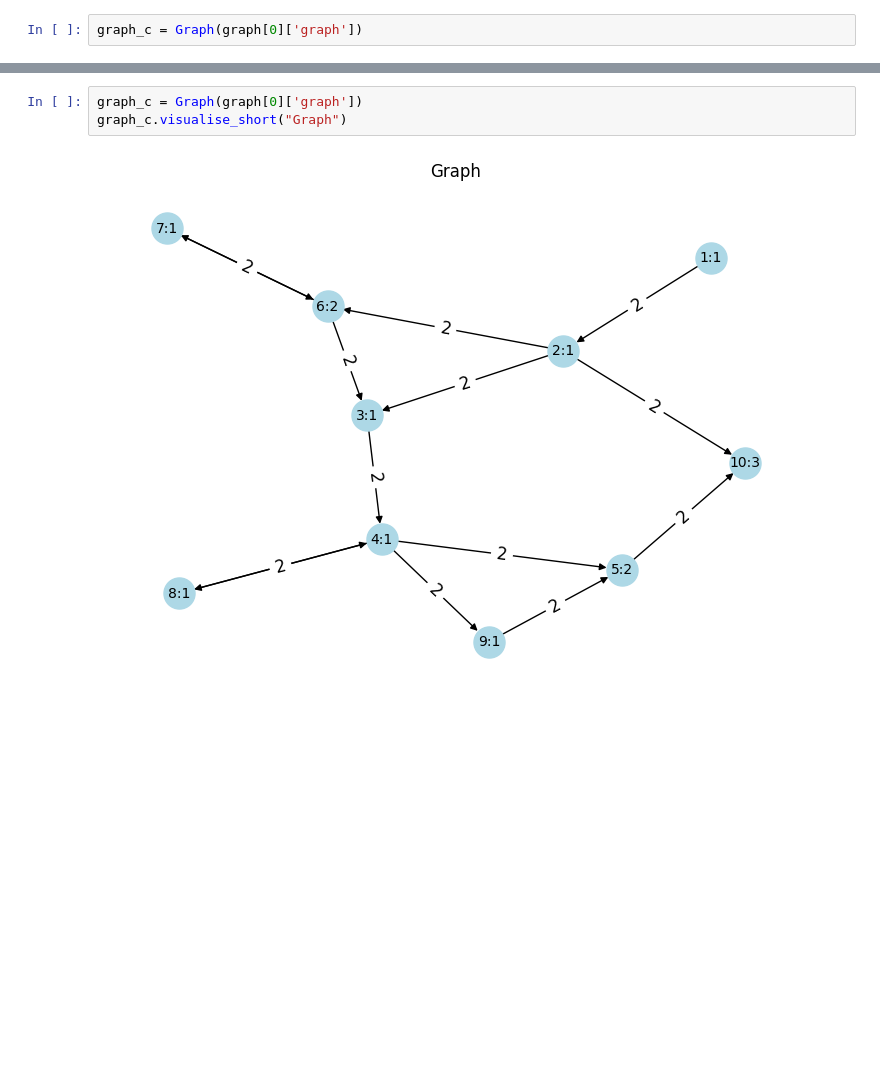
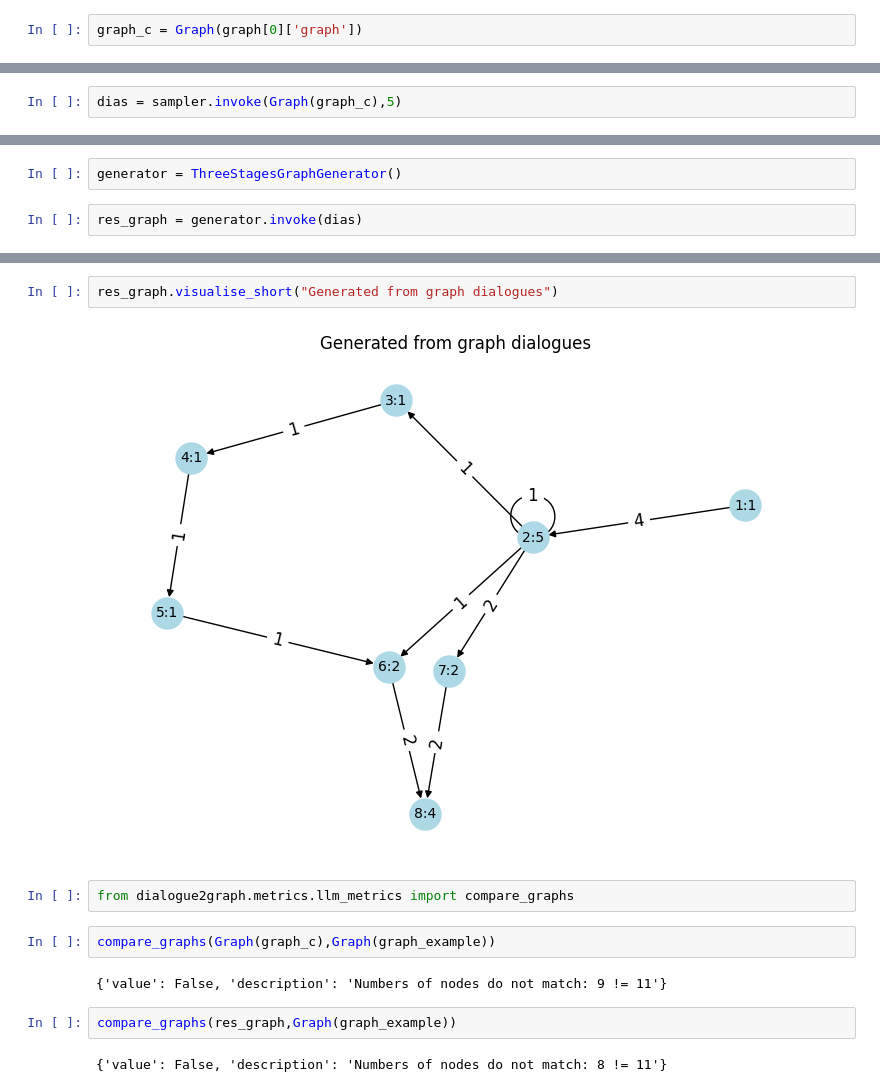
Before and after one commit to deeppavlov/dialogue2graph, a Jupyter notebook: experiments/exp2025_03_12_topic_generation/exp2025_03_12_topic_generation/topic_generation.ipynb, the cells around one changed output, grey strips where cells are left out. Saved outputs shown, nothing was run; the diff lists cells and outputs as text; blank space fills up the shorter version.

```diff
--- a/experiments/exp2025_03_12_topic_generation/exp2025_03_12_topic_generation/topic_generation.ipynb
+++ b/experiments/exp2025_03_12_topic_generation/exp2025_03_12_topic_generation/topic_generation.ipynb
@@ -148,0 +207,2 @@ graph_c.visualise_short("Graph")
+# %%
+dias = sampler.invoke(Graph(graph_c),5)
@@ -148,0 +236,4 @@ graph_c.visualise_short("Graph")
+# %%
+generator = ThreeStagesGraphGenerator()
+# %%
+res_graph = generator.invoke(dias)
@@ -149,5 +286,14 @@ graph_c.visualise_short("Graph")
+# %%
+res_graph.visualise_short("Generated from graph dialogues")
+# %% [output]
+[figure, added]
+# %%
+from dialogue2graph.metrics.llm_metrics import compare_graphs
 # %%
-graph_c = Graph(graph[0]['graph'])
-graph_c.visualise_short("Graph")
+compare_graphs(Graph(graph_c),Graph(graph_example))
 # %% [output]
-[figure, removed]
+{'value': False, 'description': 'Numbers of nodes do not match: 9 != 11'}
+# %%
+compare_graphs(res_graph,Graph(graph_example))
+# %% [output]
+{'value': False, 'description': 'Numbers of nodes do not match: 8 != 11'}
```
Also changed, not shown: parts of 29 cells of this notebook, 20 other files.
